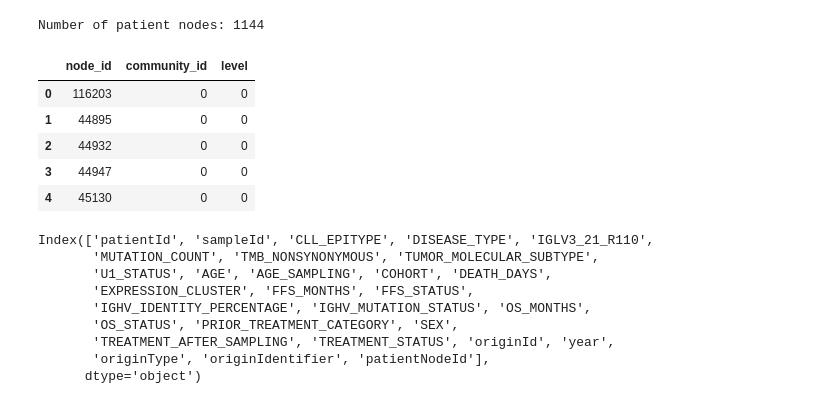
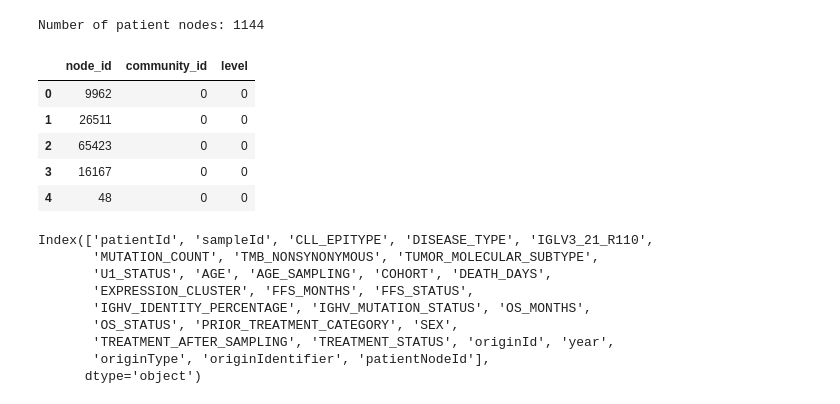
Before and after one commit to MahikaJaguste/msc-thesis, a Jupyter notebook: community/community-analysis.ipynb, the cells around one changed output. Cells and saved outputs as stored; diff of their text form; code cells hidden in the pictures.

```diff
--- a/community/community-analysis.ipynb
+++ b/community/community-analysis.ipynb
@@ -49,19 +49,21 @@ print(f"Number of patient nodes: {len(patientNodes)}")
 # %% [output]
 Number of patient nodes: 1144
 # %%
-ALGO = "leiden-hierarchical/"
+# ALGO = "leiden-hierarchical/"
 # ALGO = "leiden/"
 # ALGO = "louvain/"
 # ALGO = "asyn_lpa/"
+ALGO = 'hybrid_lpa_leiden/'
 community_df = pd.read_csv(PATH + ALGO + "community_mapping.csv")
+community_df['node_id'] = community_df['node_id'].astype(int)
 community_df.head()
 # %% [output]
 |  | node_id | community_id | level |
-| 0 | 116203 | 0 | 0 |
-| 1 | 44895 | 0 | 0 |
-| 2 | 44932 | 0 | 0 |
-| 3 | 44947 | 0 | 0 |
-| 4 | 45130 | 0 | 0 |
+| 0 | 9962 | 0 | 0 |
+| 1 | 26511 | 0 | 0 |
+| 2 | 65423 | 0 | 0 |
+| 3 | 16167 | 0 | 0 |
+| 4 | 48 | 0 | 0 |
 # %%
 # add node_id to df, using patientId in df and "Patient_{patientId}" in node_to_id
 df_with_id = df.copy(deep=True)
```
Also changed, not shown: parts of 5 cells of this notebook, 4 other files.
